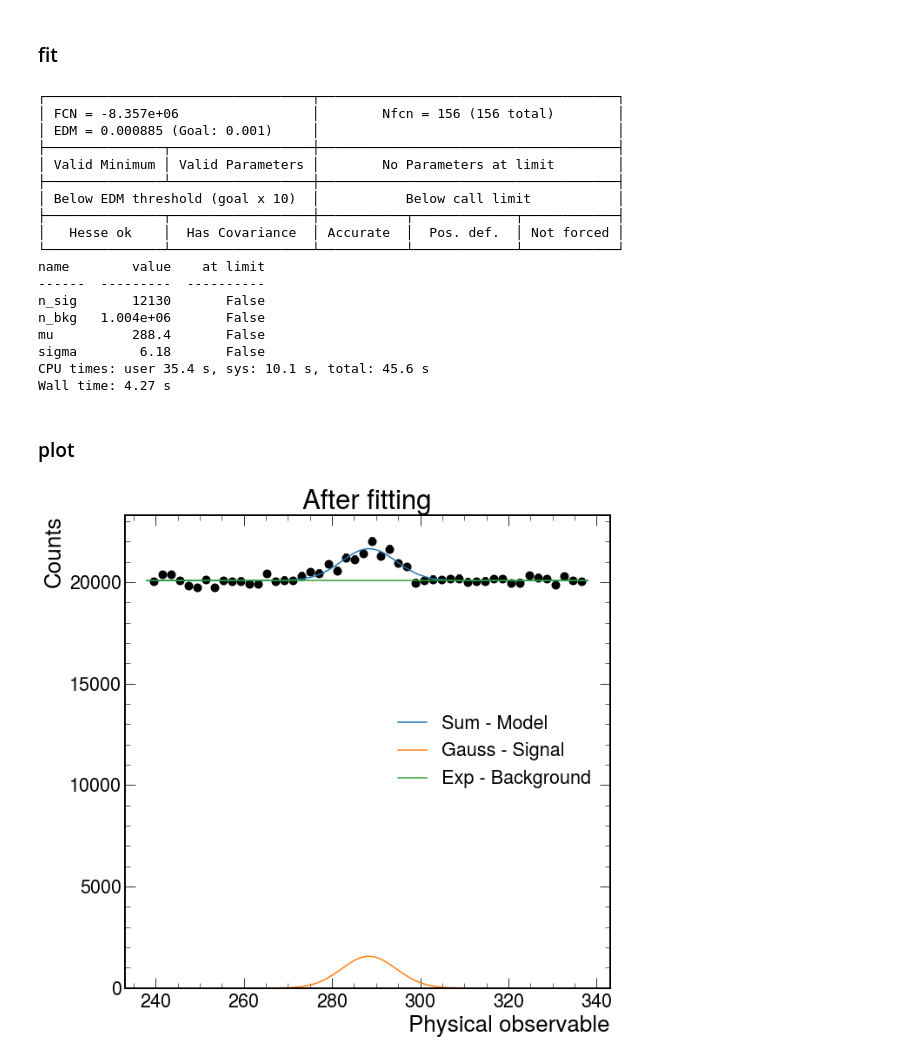
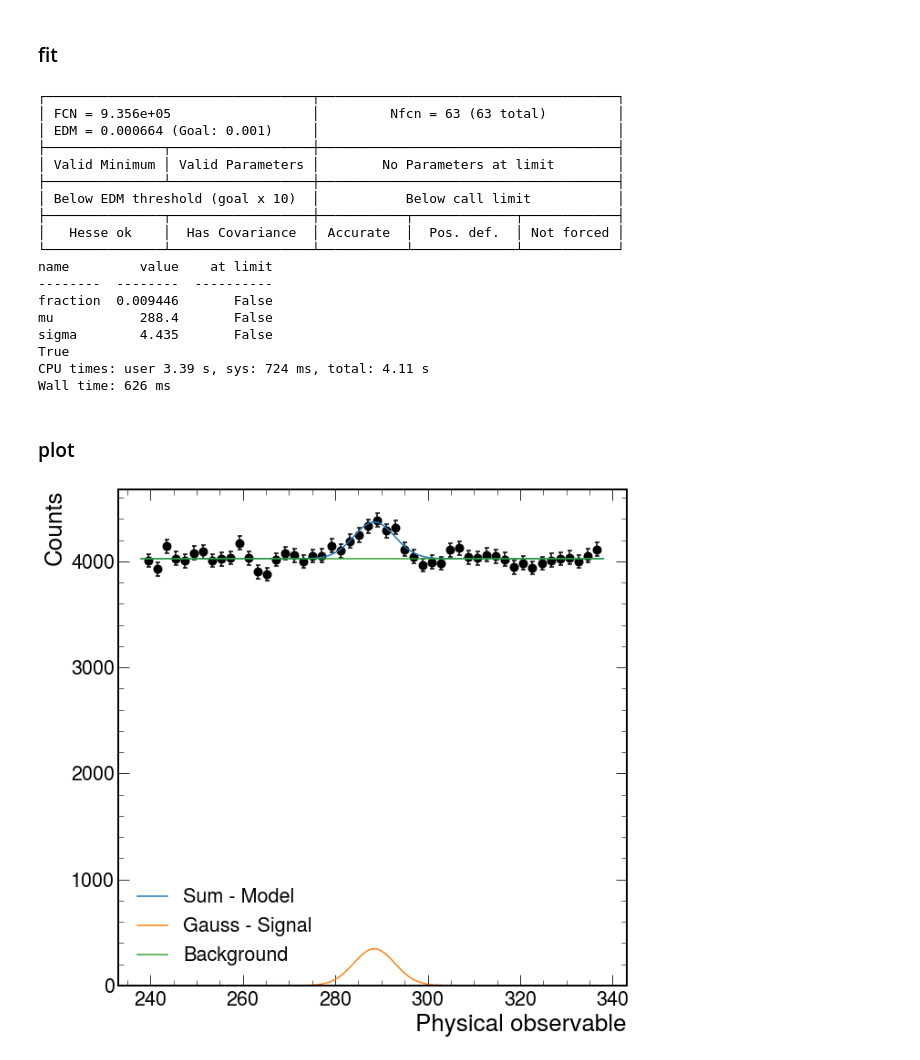
Before and after one commit to depot-hep/idao-2021, a Jupyter notebook: data_studies/fittin.ipynb, the cells around one changed output. Cells and saved outputs as stored; diff of their text form; code cells hidden in the pictures.

Commit message:
updating to a fractional fit

```diff
--- a/data_studies/fittin.ipynb
+++ b/data_studies/fittin.ipynb
@@ -34,26 +34,30 @@ obs = zfit.Space("x", limits=(left, right))
 # parameters
 mu = zfit.Parameter("mu", (left-right)/2, left, right)
 sigma = zfit.Parameter("sigma", 10., 0.1, 50)
-lambd = zfit.Parameter("lambda", -0.01, -1, -0.000001)
+# lambd = zfit.Parameter("lambda", -0.01, -1, -0.000001)
 
 # model building, pdf creation
 gauss = zfit.pdf.Gauss(mu=mu, sigma=sigma, obs=obs)
 # exponential = zfit.pdf.Exponential(lambd, obs=obs)
 uniform = zfit.pdf.Uniform(left, right, obs)
 
-n_bkg = zfit.Parameter('n_bkg', sum(ima_x))
-n_sig = zfit.Parameter('n_sig', 1000)
-gauss_extended = gauss.create_extended(n_sig)
+# n_bkg = zfit.Parameter('n_bkg', sum(ima_x))
+# n_sig = zfit.Parameter('n_sig', 1000)
+# gauss_extended = gauss.create_extended(n_sig)
 # exp_extended = exponential.create_extended(n_bkg)
-uni_extended = uniform.create_extended(n_bkg)
+# uni_extended = uniform.create_extended(n_bkg)
+# model = zfit.pdf.SumPDF([gauss_extended, uni_extended])
 
-model = zfit.pdf.SumPDF([gauss_extended, uni_extended])
+frac = zfit.Parameter("fraction", 0.3, 0, 1)
+model = zfit.pdf.SumPDF([gauss, uniform], fracs=frac)
 # %% [markdown]
 ### data
 # %%
+take_fraction = 0.2
+
 x_edges = np.array(range(left, right + 1))
 x_coord = (x_edges[:-1] + x_edges[1:])/2
-x_samples = np.random.choice(x_coord, size=ima_x.sum(), p=ima_x/ima_x.sum())
+x_samples = np.random.choice(x_coord, size=int(take_fraction*ima_x.sum()), p=ima_x/ima_x.sum())
 # %%
 data = zfit.data.Data.from_numpy(obs=obs, array=x_samples)
 # %%
@@ -66,29 +70,33 @@ data = zfit.data.Data.from_numpy(obs=obs, array=x_samples)
 ### fit
 # %%
 # # set the values to a start value for the fit
-mu.set_value((left-right)/2)
+mu.set_value(left+(right - left)/2)
 sigma.set_value(5.)
+frac.set_value(0.01)
 # lambd.set_value(-0.0001)
-n_sig.set_value(17000)
-n_bkg.set_value(sum(ima_x))
+# n_sig.set_value(0.01*sum(ima_x))
+# n_bkg.set_value(sum(ima_x))
 
 # create NLL
-nll = zfit.loss.ExtendedUnbinnedNLL(model=model, data=data)
+# nll = zfit.loss.ExtendedUnbinnedNLL(model=model, data=data)
+nll = zfit.loss.UnbinnedNLL(model=model, data=data)
 
 # create a minimizer
 minimizer = zfit.minimize.Minuit(verbosity=7)
 # %%
 %%time
 result = minimizer.minimize(nll)
+# result = minimizer.minimize(nll)
+# result = minimizer.minimize(nll)
 print(result.params)
 # # do the error calculations, here with hesse, than with minos
 # param_hesse = result.hesse()
 # param_errors, _ = result.errors()  # this returns a new FitResult if a new minimum was found
-# print(result.valid)  # check if the result is still valid
+print(result.valid)  # check if the result is still valid
 # %% [output]
 ┌──────────────────────────────────┬──────────────────────────────────────┐
-│ FCN = -8.357e+06                 │        Nfcn = 156 (156 total)        │
-│ EDM = 0.000885 (Goal: 0.001)     │                                      │
+│ FCN = 9.356e+05                  │         Nfcn = 63 (63 total)         │
+│ EDM = 0.000664 (Goal: 0.001)     │                                      │
 ├───────────────┬──────────────────┼──────────────────────────────────────┤
 │ Valid Minimum │ Valid Parameters │        No Parameters at limit        │
 ├───────────────┴──────────────────┼──────────────────────────────────────┤
@@ -96,46 +104,43 @@ print(result.params)
 ├───────────────┬──────────────────┼───────────┬─────────────┬────────────┤
 │   Hesse ok    │  Has Covariance  │ Accurate  │  Pos. def.  │ Not forced │
 └───────────────┴──────────────────┴───────────┴─────────────┴────────────┘
-name        value    at limit
-------  ---------  ----------
-n_sig       12130       False
-n_bkg   1.004e+06       False
-mu          288.4       False
-sigma        6.18       False
-CPU times: user 35.4 s, sys: 10.1 s, total: 45.6 s
-Wall time: 4.27 s
+name         value    at limit
+--------  --------  ----------
+fraction  0.009446       False
+mu           288.4       False
+sigma        4.435       False
+True
+CPU times: user 3.39 s, sys: 724 ms, total: 4.11 s
+Wall time: 626 ms
 # %% [markdown]
 ### plot
 # %%
 x = np.linspace(left, right, 1000)
 n_bins = 50
-plot_scaling = obs.area() / n_bins
+n_sample = len(x_samples)
+plot_scaling = n_sample / n_bins * obs.area()
 # %%
 plt.figure()
-plt.title("After fitting")
-# plot the data
-# plt.hist(data_np, color=color, bins=n_bins, histtype="stepfilled", alpha=0.1)
-# plt.hist(data_np, color=color, bins=n_bins, histtype="step")
 
 data_np = data[:, 0].numpy()
-y = model.pdf(x).numpy()*(n_sig+n_bkg)  # rerun now after the fitting
-y_gauss = (gauss.pdf(x) * n_sig).numpy()
+y = model.pdf(x).numpy()
+y_gauss = (gauss.pdf(x)*frac).numpy()
 # y_bkgr = (exponential.pdf(x) * n_bkg).numpy()
-y_bkgr = (uniform.pdf(x) * n_bkg).numpy()
+y_bkgr = (uniform.pdf(x)*(1-frac)).numpy()
 
 plt.plot(x, y*plot_scaling, label="Sum - Model")
 plt.plot(x, y_gauss*plot_scaling, label="Gauss - Signal")
-plt.plot(x, y_bkgr*plot_scaling, label="Exp - Background")
+plt.plot(x, y_bkgr*plot_scaling, label="Background")
 # plt.plot(x, y_exp*plot_scaling, label="Exp - Background")
 mplhep.histplot(np.histogram(data_np, bins=n_bins), yerr=True, color='black', histtype='errorbar',
                 markersize=17, capsize=2.5,
                 markeredgewidth=1.5, zorder=1,
                 elinewidth=1.5,
                 )
 plt.ylabel("Counts")
 plt.xlabel("Physical observable")
 plt.legend()
 
 plt.show()
 # %% [output]
-[figure, old version]
+[figure, new version]
```
